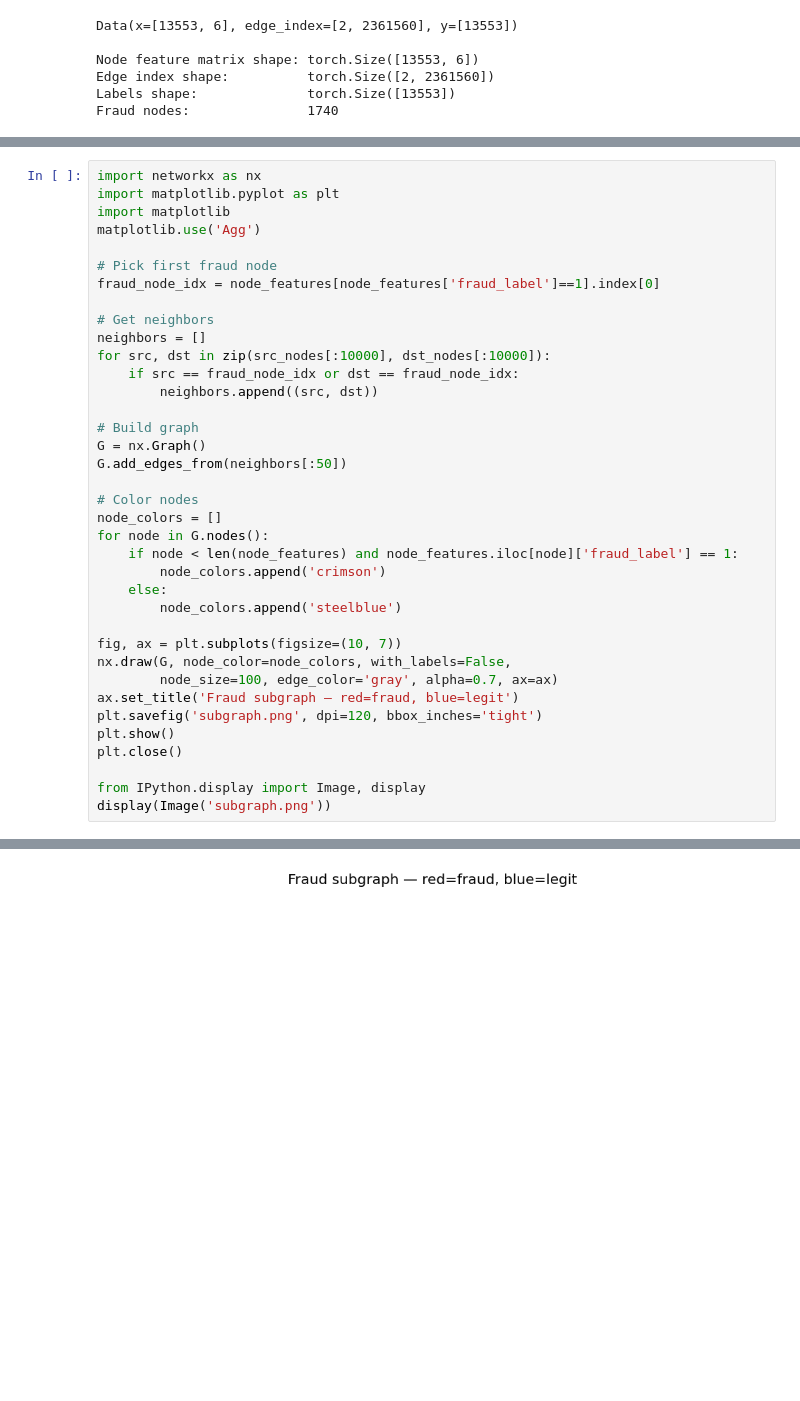
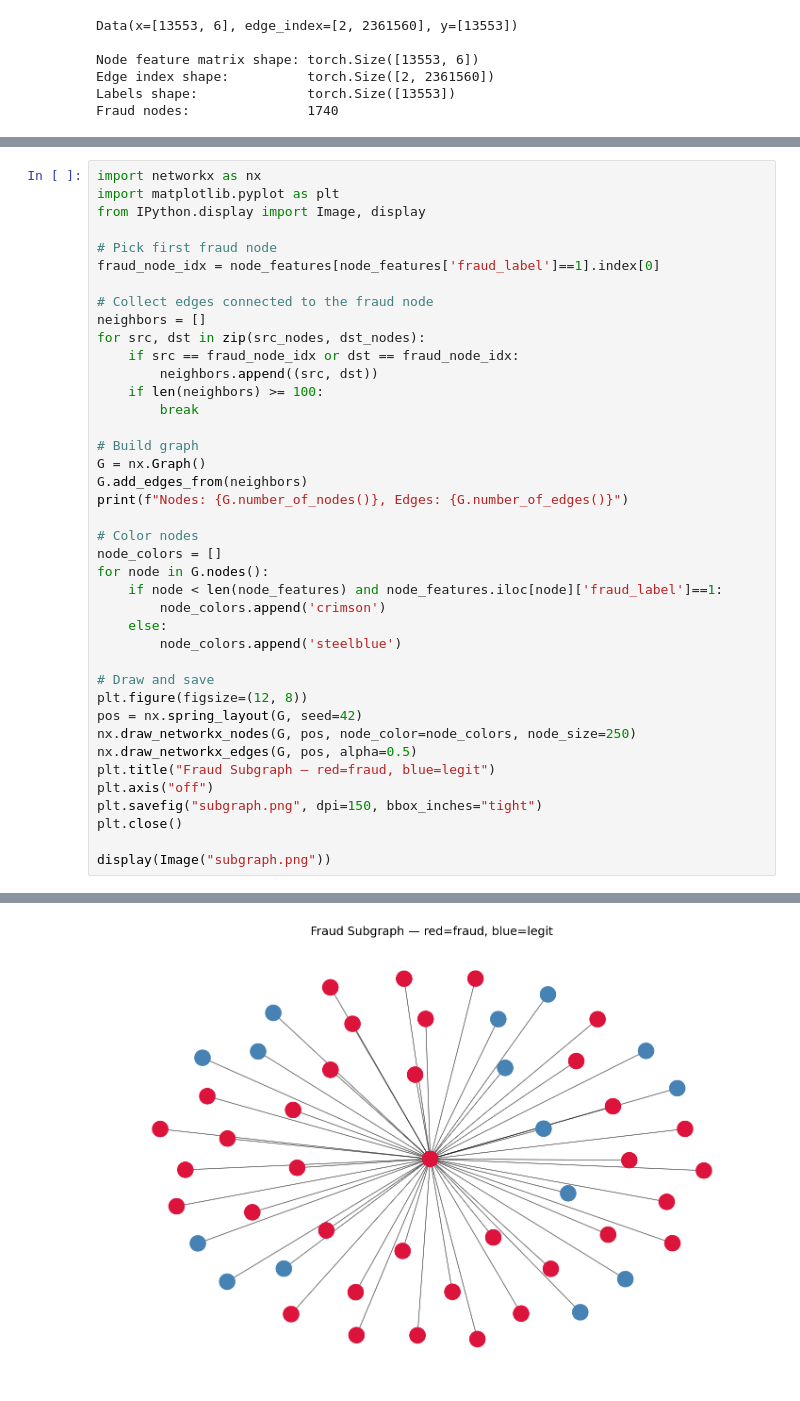
Before and after one commit to sruthi-kurra/fraud-detection-gnn, a Jupyter notebook: 02_graph_construction.ipynb, the cells around one changed output, grey strips where cells are left out. Cells and saved outputs as stored; diff of their text form.

```diff
--- a/02_graph_construction.ipynb
+++ b/02_graph_construction.ipynb
@@ -148,38 +147,41 @@ Note: visualization may not render in Colab but subgraph.png is saved to disk
 # %%
 import networkx as nx
 import matplotlib.pyplot as plt
-import matplotlib
-matplotlib.use('Agg')
+from IPython.display import Image, display
 
 # Pick first fraud node
 fraud_node_idx = node_features[node_features['fraud_label']==1].index[0]
 
-# Get neighbors
+# Collect edges connected to the fraud node
 neighbors = []
-for src, dst in zip(src_nodes[:10000], dst_nodes[:10000]):
+for src, dst in zip(src_nodes, dst_nodes):
     if src == fraud_node_idx or dst == fraud_node_idx:
         neighbors.append((src, dst))
+    if len(neighbors) >= 100:
+        break
 
 # Build graph
 G = nx.Graph()
-G.add_edges_from(neighbors[:50])
+G.add_edges_from(neighbors)
+print(f"Nodes: {G.number_of_nodes()}, Edges: {G.number_of_edges()}")
 
 # Color nodes
 node_colors = []
 for node in G.nodes():
-    if node < len(node_features) and node_features.iloc[node]['fraud_label'] == 1:
+    if node < len(node_features) and node_features.iloc[node]['fraud_label']==1:
         node_colors.append('crimson')
     else:
         node_colors.append('steelblue')
 
-fig, ax = plt.subplots(figsize=(10, 7))
-nx.draw(G, node_color=node_colors, with_labels=False,
-        node_size=100, edge_color='gray', alpha=0.7, ax=ax)
-ax.set_title('Fraud subgraph — red=fraud, blue=legit')
-plt.savefig('subgraph.png', dpi=120, bbox_inches='tight')
-plt.show()
+# Draw and save
+plt.figure(figsize=(12, 8))
+pos = nx.spring_layout(G, seed=42)
+nx.draw_networkx_nodes(G, pos, node_color=node_colors, node_size=250)
+nx.draw_networkx_edges(G, pos, alpha=0.5)
+plt.title("Fraud Subgraph — red=fraud, blue=legit")
+plt.axis("off")
+plt.savefig("subgraph.png", dpi=150, bbox_inches="tight")
 plt.close()
 
-from IPython.display import Image, display
-display(Image('subgraph.png'))
+display(Image("subgraph.png"))
 # %% [output]
@@ -186 +189 @@ display(Image('subgraph.png'))
-[figure, old version]
+[figure, new version]
```
Also changed, not shown: parts of 2 cells of this notebook.
